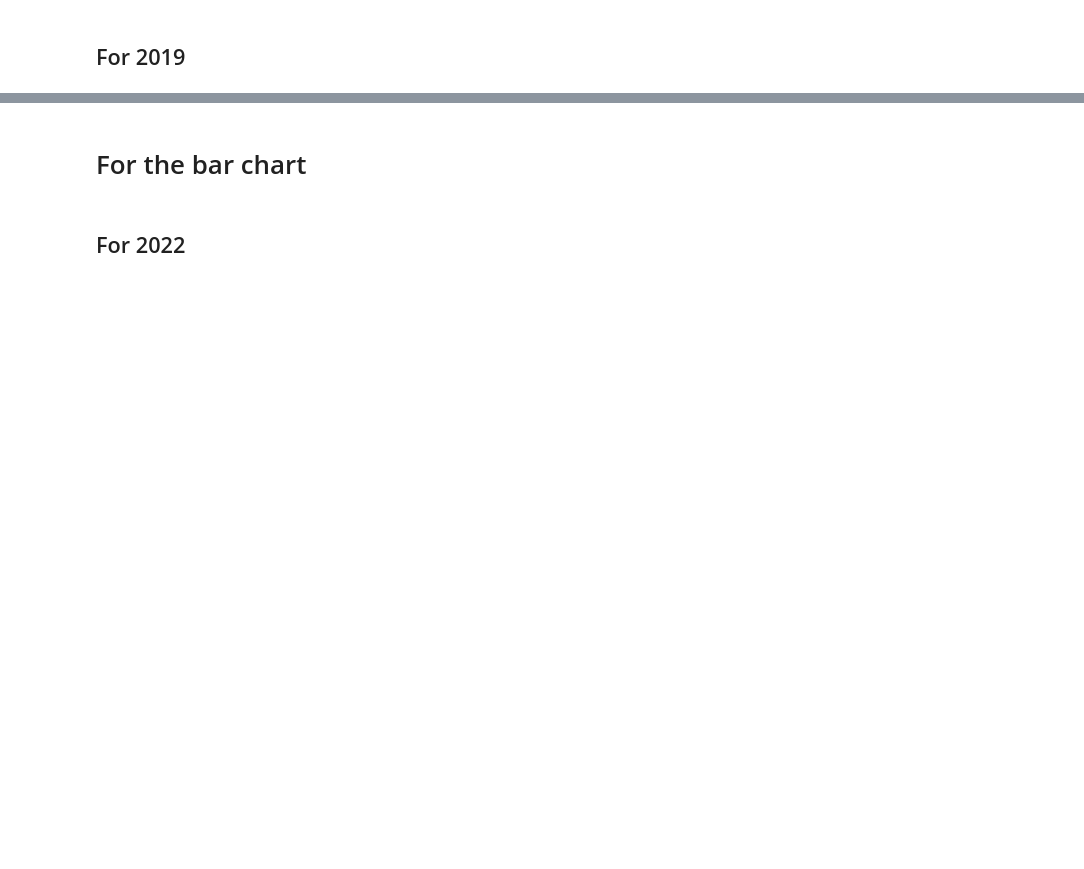
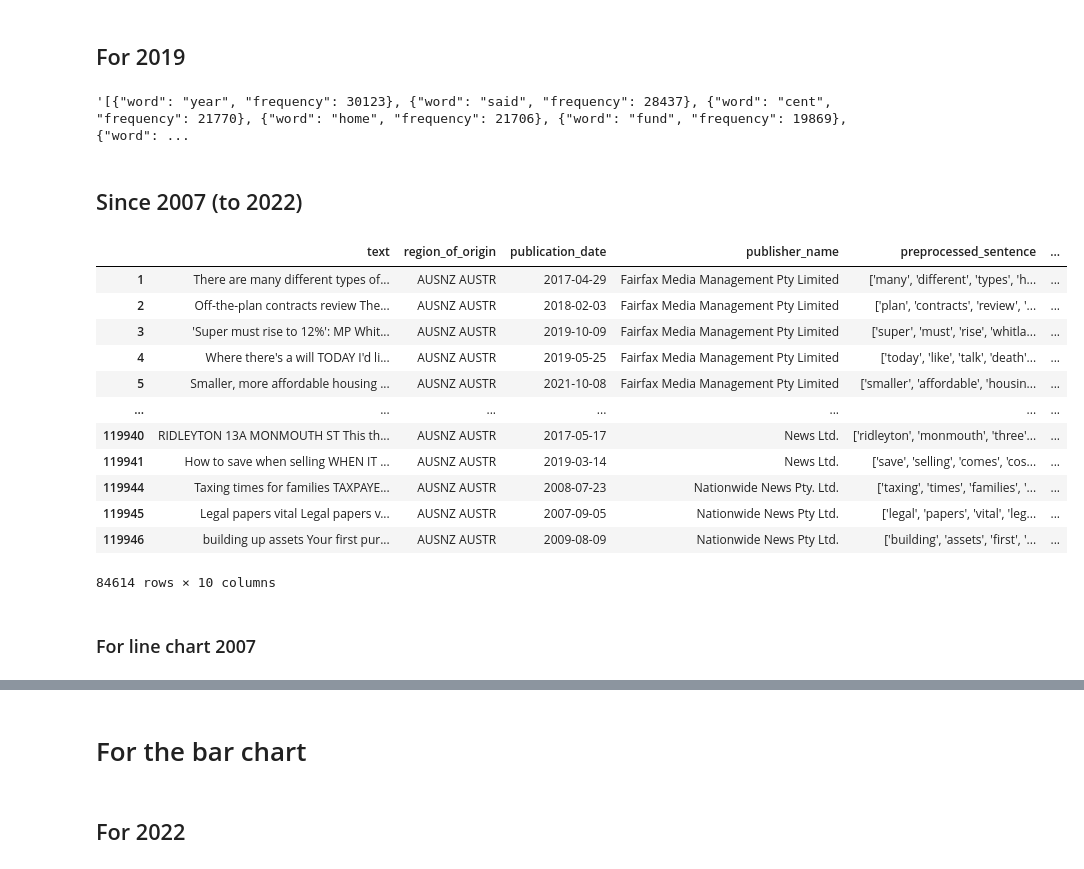
Before and after one commit to sairamdgitte/election-vis-fwb, a Jupyter notebook: election-data.ipynb, the cells around one changed output, grey strips where cells are left out. Drawn from its saved outputs; the diff is of its cells as text; code cells hidden in the pictures; blank space fills up the shorter version.

Commit message:
adding line chart data & line chart source

```diff
--- a/election-data.ipynb
+++ b/election-data.ipynb
@@ -19,13 +35,20 @@ df
 df['publication_date'] = pd.to_datetime(df['publication_date'], unit='ms')
 # %%
 df['year'] = df.publication_date.dt.year
+df['month'] = df.publication_date.dt.month
+# %%
+# prefix a 0 to the months
+df['month'] = df.month.apply(lambda x: '0'+str(x) if len(str(x)) < 2 else str(x))
 # %% [markdown]
 # Convert it to a json format
 # %% [markdown]
 ## For 2022
 # %%
-def get_filtered_data_on_year(year):
-    df_year = df[(df.year == year) | (df.year == year - 1)]
+def get_filtered_data_on_year(year, since=False):
+    if since:
+        df_year = df[df.year >= year]
+    else:
+        df_year = df[(df.year == year) | (df.year == year - 1)]
     list_of_year_words = np.concatenate(df_year.preprocessed_list_with_bi_tri.values).tolist()
     # Calculate the frequencies of each word
     word_frequencies_year = Counter(list_of_year_words)
@@ -57,3 +82,27 @@ get_json_data(frequencies_df_2022)
 frequencies_df_2019, df_2019 = get_filtered_data_on_year(year=2019)
 # %%
 get_json_data(frequencies_df_2019)
+# %% [output]
+'[{"word": "year", "frequency": 30123}, {"word": "said", "frequency": 28437}, {"word": "cent", "frequency": 21770}, {"word": "home", "frequency": 21706}, {"word": "fund", "frequency": 19869}, {"word": ...
+# %% [markdown]
+## Since 2007 (to 2022)
+# %%
+frequencies_df_2007, df_2007 = get_filtered_data_on_year(year=2007, since=True)
+# %%
+df_2007
+# %% [output]
+|  | text | region_of_origin | publication_date | publisher_name | preprocessed_sentence | ... |
+| 1 | There are many different types of... | AUSNZ AUSTR | 2017-04-29 | Fairfax Media Management Pty Limited | ['many', 'different', 'types', 'h... | ... |
+| 2 | Off-the-plan contracts review The... | AUSNZ AUSTR | 2018-02-03 | Fairfax Media Management Pty Limited | ['plan', 'contracts', 'review', '... | ... |
+| 3 | 'Super must rise to 12%': MP Whit... | AUSNZ AUSTR | 2019-10-09 | Fairfax Media Management Pty Limited | ['super', 'must', 'rise', 'whitla... | ... |
+| 4 | Where there's a will TODAY I'd li... | AUSNZ AUSTR | 2019-05-25 | Fairfax Media Management Pty Limited | ['today', 'like', 'talk', 'death'... | ... |
+| 5 | Smaller, more affordable housing ... | AUSNZ AUSTR | 2021-10-08 | Fairfax Media Management Pty Limited | ['smaller', 'affordable', 'housin... | ... |
+| ... | ... | ... | ... | ... | ... | ... |
+| 119940 | RIDLEYTON 13A MONMOUTH ST This th... | AUSNZ AUSTR | 2017-05-17 | News Ltd. | ['ridleyton', 'monmouth', 'three'... | ... |
+| 119941 | How to save when selling WHEN IT ... | AUSNZ AUSTR | 2019-03-14 | News Ltd. | ['save', 'selling', 'comes', 'cos... | ... |
+| 119944 | Taxing times for families TAXPAYE... | AUSNZ AUSTR | 2008-07-23 | Nationwide News Pty. Ltd. | ['taxing', 'times', 'families', '... | ... |
+| 119945 | Legal papers vital Legal papers v... | AUSNZ AUSTR | 2007-09-05 | Nationwide News Pty Ltd. | ['legal', 'papers', 'vital', 'leg... | ... |
+| 119946 | building up assets Your first pur... | AUSNZ AUSTR | 2009-08-09 | Nationwide News Pty Ltd. | ['building', 'assets', 'first', '... | ... |
+84614 rows × 10 columns
+# %% [markdown]
+### For line chart 2007
```
Also changed, not shown: parts of 18 cells of this notebook, 2 other files.
